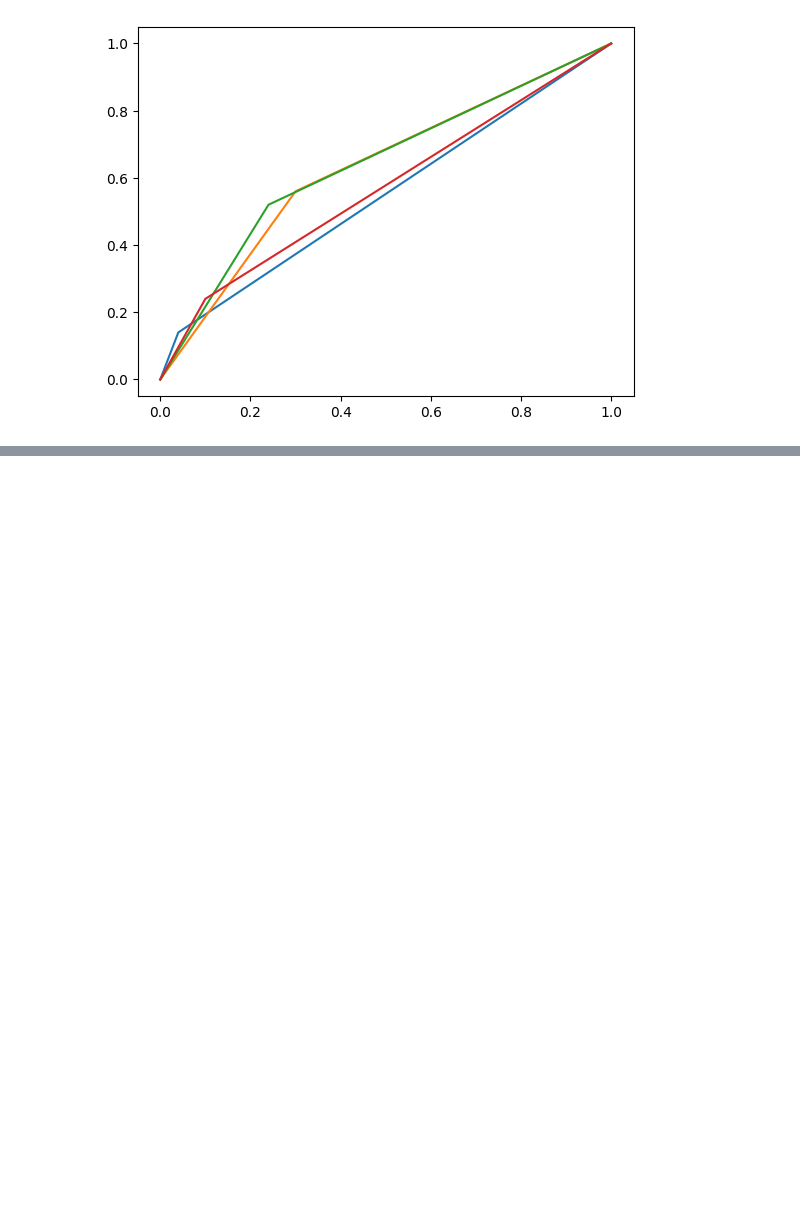
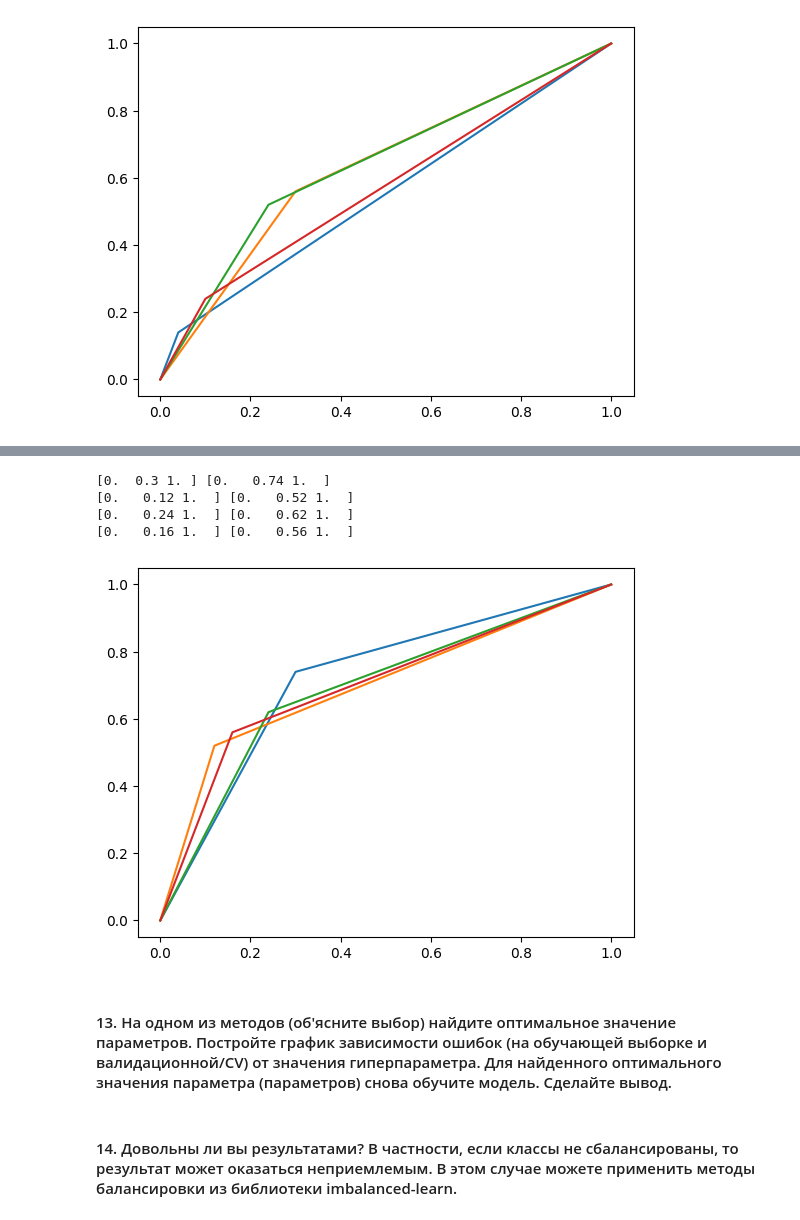
Before and after one commit to biquaternion/neymark_ml_course, a Jupyter notebook: hw01/notebooks/hw1.ipynb, the cells around one changed output, grey strips where cells are left out. Saved outputs shown, nothing was run; the diff lists cells and outputs as text; code cells hidden in the pictures; blank space fills up the shorter version.

```diff
--- a/hw01/notebooks/hw1.ipynb
+++ b/hw01/notebooks/hw1.ipynb
@@ -419,0 +436,12 @@ model_experiments(LinearSVC())
+# %%
+model_experiments(KNeighborsClassifier())
+# %% [output]
+[0.  0.3 1. ] [0.   0.74 1.  ]
+[0.   0.12 1.  ] [0.   0.52 1.  ]
+[0.   0.24 1.  ] [0.   0.62 1.  ]
+[0.   0.16 1.  ] [0.   0.56 1.  ]
+[figure, added]
+# %% [markdown]
+#### 13. На одном из методов (об'ясните выбор) найдите оптимальное значение параметров. Постройте график зависимости ошибок (на обучающей выборке и валидационной/CV) от значения гиперпараметра. Для найденного оптимального значения параметра (параметров) снова обучите модель. Сделайте вывод.
+# %% [markdown]
+#### 14. Довольны ли вы результатами? В частности, если классы не сбалансированы, то результат может оказаться неприемлемым. В этом случае можете применить методы балансировки из библиотеки imbalanced-learn.
```
Also changed, not shown: parts of 6 cells of this notebook.
